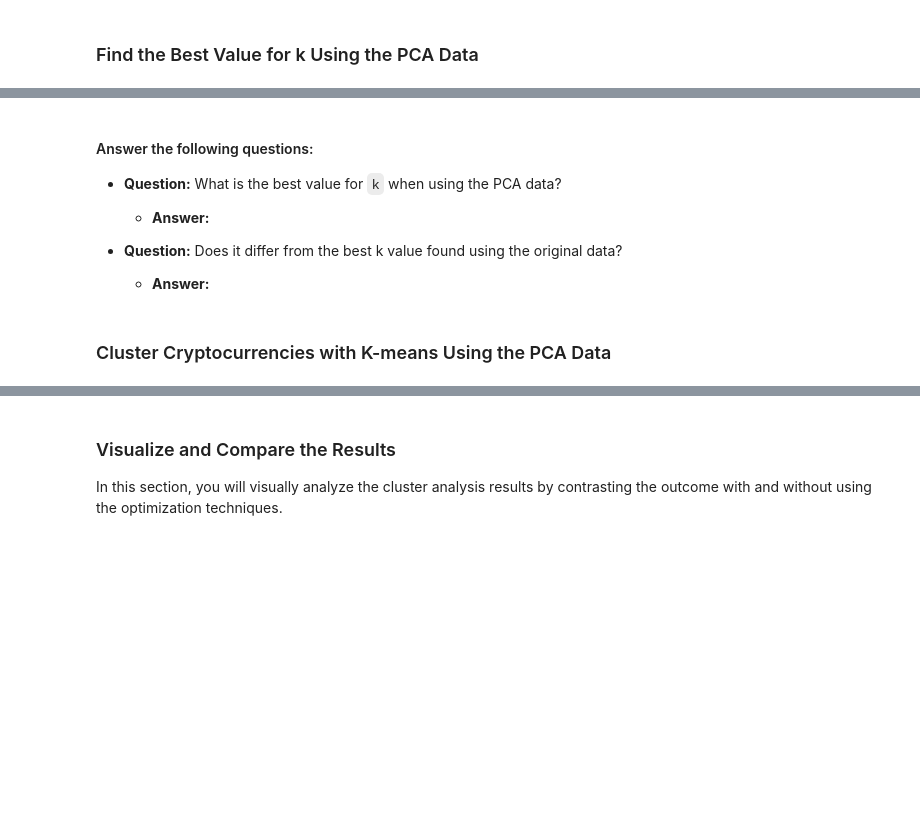
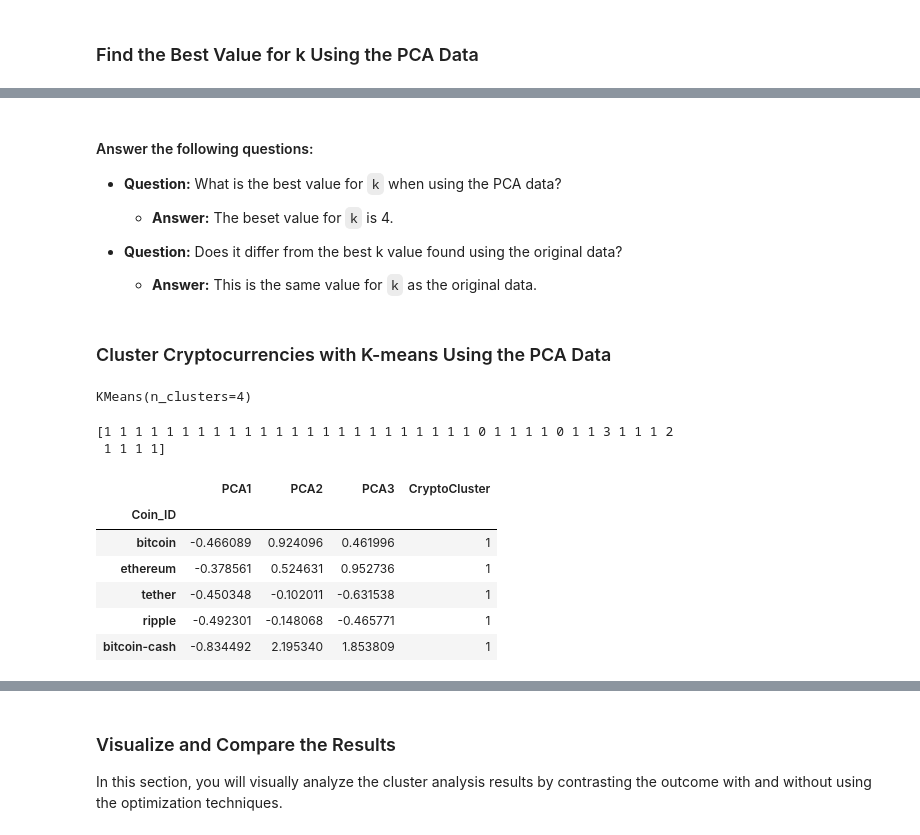
Before and after one commit to AntonLeB04/CryptoClustering, a Jupyter notebook: Crypto_Clustering.ipynb, the cells around one changed output, grey strips where cells are left out. Saved outputs shown, nothing was run; the diff lists cells and outputs as text; code cells hidden in the pictures; blank space fills up the shorter version.

```diff
--- a/Crypto_Clustering.ipynb
+++ b/Crypto_Clustering.ipynb
@@ -250,11 +261,14 @@ df_crypto_pca = pd.DataFrame(crypto_pca_data, columns = ["PCA1", "PCA2", "PCA3"]
 # %%
 # Create an empty list to store the inertia values
-
-
+inertia = []
 # Create a for loop to compute the inertia with each possible value of k
 # Inside the loop:
 # 1. Create a KMeans model using the loop counter for the n_clusters
 # 2. Fit the model to the data using `df_market_data_pca`
 # 3. Append the model.inertia_ to the inertia list
+for i in k:
+    model = KMeans(n_clusters=i, random_state=0)
+    model.fit(df_crypto_pca)
+    inertia.append(model.inertia_)
 # %%
 # Create a dictionary with the data to plot the Elbow curve
@@ -268,30 +290,47 @@ df_crypto_pca = pd.DataFrame(crypto_pca_data, columns = ["PCA1", "PCA2", "PCA3"]
 
 * **Question:** What is the best value for `k` when using the PCA data?
 
-  * **Answer:**
+  * **Answer:** The beset value for `k` is 4.
 
 
 * **Question:** Does it differ from the best k value found using the original data?
 
-  * **Answer:**
+  * **Answer:** This is the same value for `k` as the original data.
 # %% [markdown]
 ### Cluster Cryptocurrencies with K-means Using the PCA Data
 # %%
 # Initialize the K-Means model using the best value for k
+model = KMeans(n_clusters=4)
 # %%
 # Fit the K-Means model using the PCA data
+model.fit(df_crypto_pca)
+# %% [output]
+KMeans(n_clusters=4)
 # %%
 # Predict the clusters to group the cryptocurrencies using the PCA data
-
+crypto_clusters_pca = model.predict(df_crypto_pca)
 # Print the resulting array of cluster values.
+print(crypto_clusters_pca)
+# %% [output]
+[1 1 1 1 1 1 1 1 1 1 1 1 1 1 1 1 1 1 1 1 1 1 1 1 0 1 1 1 1 0 1 1 3 1 1 1 2
+ 1 1 1 1]
 # %%
 # Create a copy of the DataFrame with the PCA data
-
+pca_crypto_df = df_crypto_pca.copy()
 
 # Add a new column to the DataFrame with the predicted clusters
-
+pca_crypto_df["CryptoCluster"] = crypto_clusters_pca
 
 # Display sample data
+pca_crypto_df.head()
+# %% [output]
+|  | PCA1 | PCA2 | PCA3 | CryptoCluster |
+| Coin_ID |  |  |  |  |
+| bitcoin | -0.466089 | 0.924096 | 0.461996 | 1 |
+| ethereum | -0.378561 | 0.524631 | 0.952736 | 1 |
+| tether | -0.450348 | -0.102011 | -0.631538 | 1 |
+| ripple | -0.492301 | -0.148068 | -0.465771 | 1 |
+| bitcoin-cash | -0.834492 | 2.195340 | 1.853809 | 1 |
 # %%
 # Create a scatter plot using hvPlot by setting
 # `x="PC1"` and `y="PC2"`.
```
Also changed, not shown: parts of 9 cells of this notebook.
